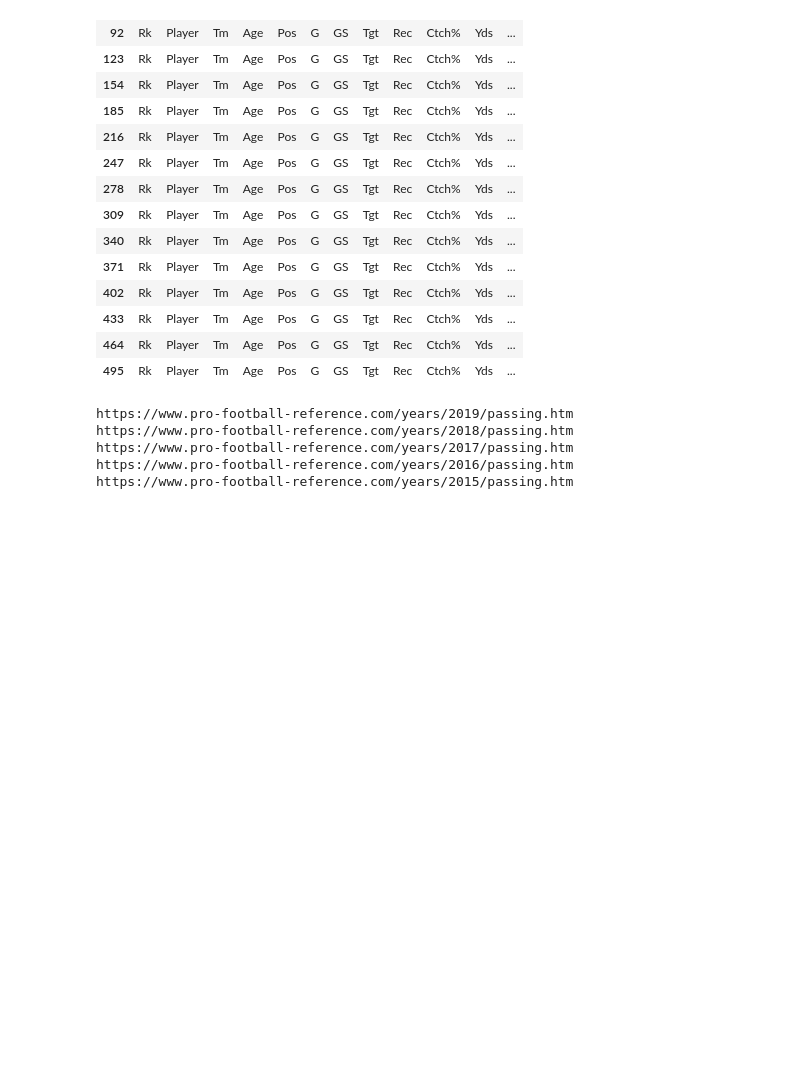
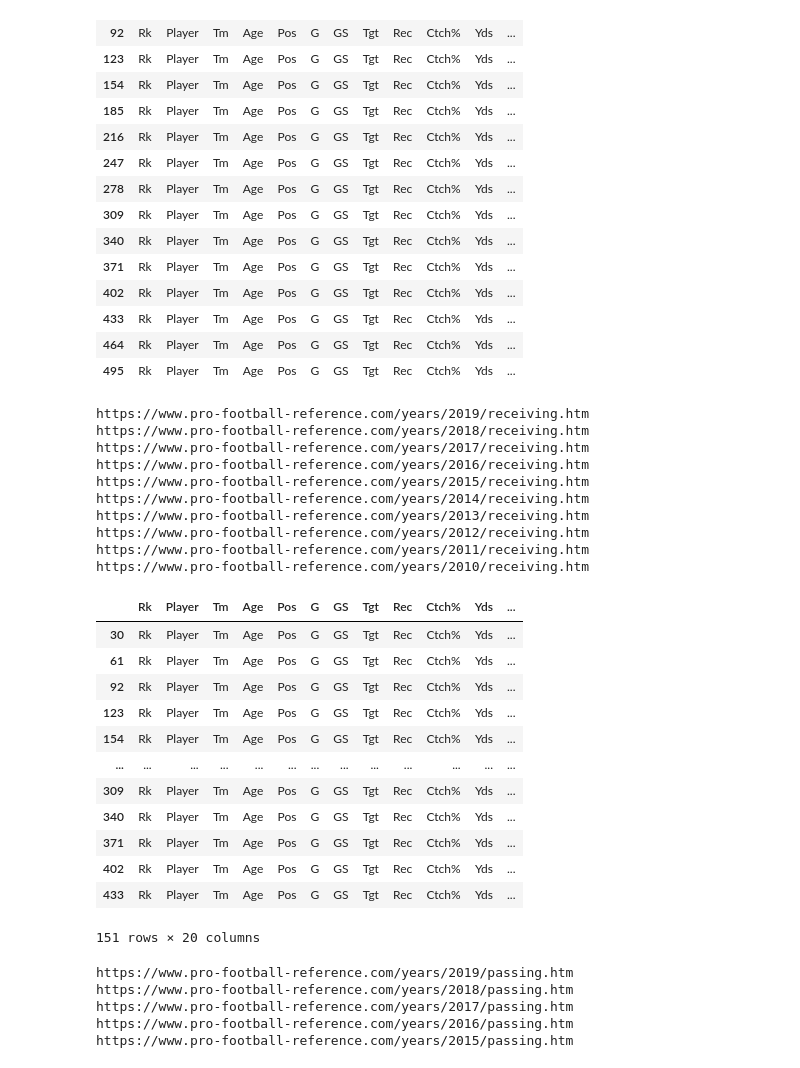
Before and after one commit to ajshedivy/nfl-data-analysis, a Jupyter notebook: scraper/fantasy_scrape.ipynb, the cells around one changed output. Drawn from its saved outputs; the diff is of its cells as text; code cells hidden in the pictures; blank space fills up the shorter version.

Commit message:
scrape all data

```diff
--- a/scraper/fantasy_scrape.ipynb
+++ b/scraper/fantasy_scrape.ipynb
@@ -368,3 +368,30 @@ options.headless = True
 b = webdriver.Chrome(options=options)
 
 scraper = football_scraper(b, url)
+# %%
+receiving_09_19 = scraper.get_data_tables("receiving", 10)
+receiving_09_19[receiving_09_19['Rk'] == "Rk"]
+# %% [output]
+https://www.pro-football-reference.com/years/2019/receiving.htm
+https://www.pro-football-reference.com/years/2018/receiving.htm
+https://www.pro-football-reference.com/years/2017/receiving.htm
+https://www.pro-football-reference.com/years/2016/receiving.htm
+https://www.pro-football-reference.com/years/2015/receiving.htm
+https://www.pro-football-reference.com/years/2014/receiving.htm
+https://www.pro-football-reference.com/years/2013/receiving.htm
+https://www.pro-football-reference.com/years/2012/receiving.htm
+https://www.pro-football-reference.com/years/2011/receiving.htm
+https://www.pro-football-reference.com/years/2010/receiving.htm
+|  | Rk | Player | Tm | Age | Pos | G | GS | Tgt | Rec | Ctch% | Yds | ... |
+| 30 | Rk | Player | Tm | Age | Pos | G | GS | Tgt | Rec | Ctch% | Yds | ... |
+| 61 | Rk | Player | Tm | Age | Pos | G | GS | Tgt | Rec | Ctch% | Yds | ... |
+| 92 | Rk | Player | Tm | Age | Pos | G | GS | Tgt | Rec | Ctch% | Yds | ... |
+| 123 | Rk | Player | Tm | Age | Pos | G | GS | Tgt | Rec | Ctch% | Yds | ... |
+| 154 | Rk | Player | Tm | Age | Pos | G | GS | Tgt | Rec | Ctch% | Yds | ... |
+| ... | ... | ... | ... | ... | ... | ... | ... | ... | ... | ... | ... | ... |
+| 309 | Rk | Player | Tm | Age | Pos | G | GS | Tgt | Rec | Ctch% | Yds | ... |
+| 340 | Rk | Player | Tm | Age | Pos | G | GS | Tgt | Rec | Ctch% | Yds | ... |
+| 371 | Rk | Player | Tm | Age | Pos | G | GS | Tgt | Rec | Ctch% | Yds | ... |
+| 402 | Rk | Player | Tm | Age | Pos | G | GS | Tgt | Rec | Ctch% | Yds | ... |
+| 433 | Rk | Player | Tm | Age | Pos | G | GS | Tgt | Rec | Ctch% | Yds | ... |
+151 rows × 20 columns
```
Also changed, not shown: parts of 2 cells of this notebook, 4 other files.
